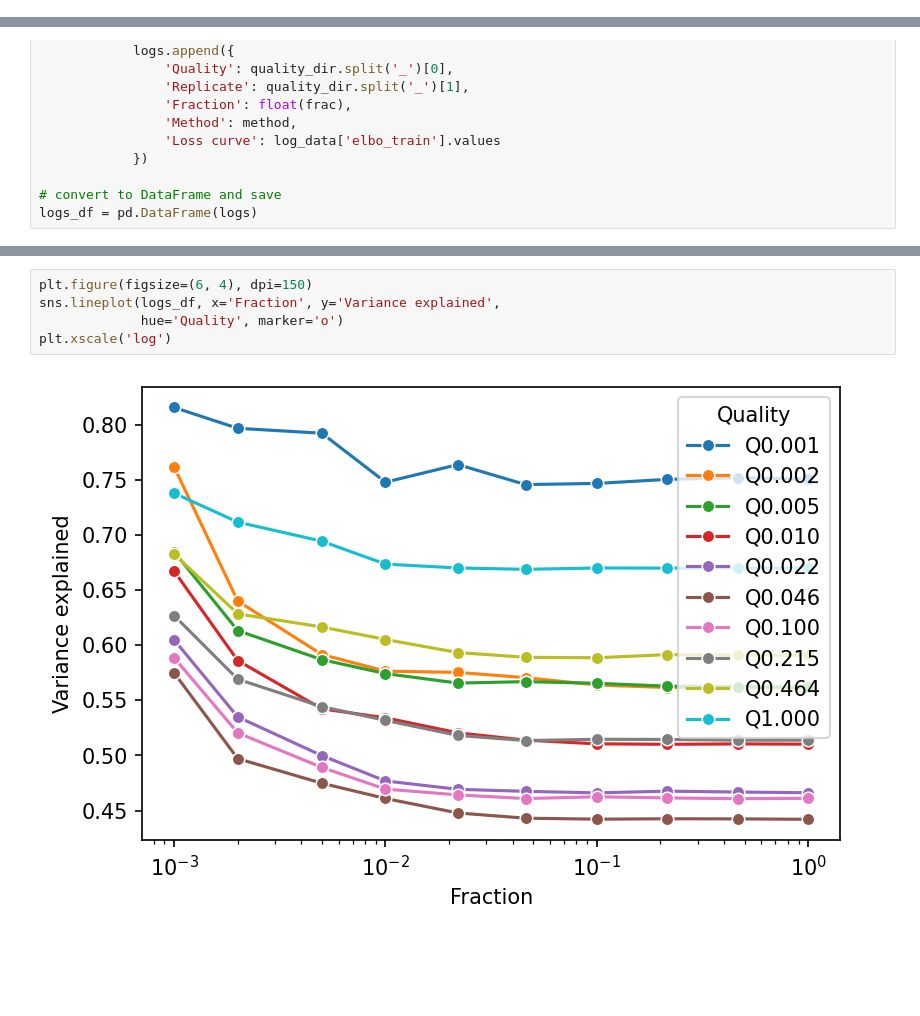
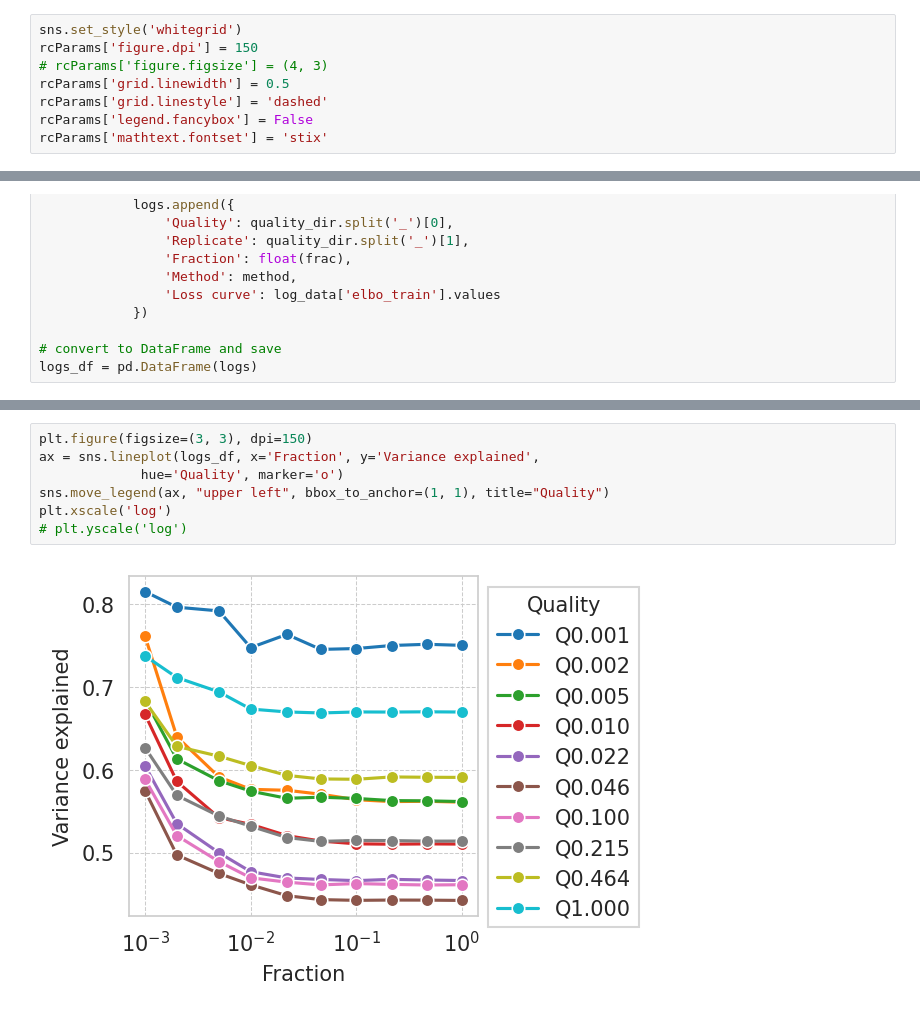
Before and after one commit to ggdna/scScaling, a Jupyter notebook: analysis/PBMC_CITEseq_training_logs.ipynb, the cells around one changed output, grey strips where cells are left out. Drawn from its saved outputs; the diff is of its cells as text; blank space fills up the shorter version.

```diff
--- a/analysis/PBMC_CITEseq_training_logs.ipynb
+++ b/analysis/PBMC_CITEseq_training_logs.ipynb
@@ -8,3 +9,11 @@ import matplotlib.pyplot as plt
+# %%
+sns.set_style('whitegrid')
+rcParams['figure.dpi'] = 150
+# rcParams['figure.figsize'] = (4, 3)
+rcParams['grid.linewidth'] = 0.5
+rcParams['grid.linestyle'] = 'dashed'
+rcParams['legend.fancybox'] = False
+rcParams['mathtext.fontset'] = 'stix'
 # %%
 # base directory for logs
 logs_dir = '../embeddings/PBMC_CITEseq/'
@@ -293,7 +218,9 @@ logs_df = pd.DataFrame(logs)
 # %%
-plt.figure(figsize=(6, 4), dpi=150)
-sns.lineplot(logs_df, x='Fraction', y='Variance explained',
+plt.figure(figsize=(3, 3), dpi=150)
+ax = sns.lineplot(logs_df, x='Fraction', y='Variance explained',
              hue='Quality', marker='o')
+sns.move_legend(ax, "upper left", bbox_to_anchor=(1, 1), title="Quality")
 plt.xscale('log')
+# plt.yscale('log')
 # %% [output]
-[figure, old version]
+[figure, new version]
```
Also changed, not shown: parts of 8 cells of this notebook, 12 other files.
